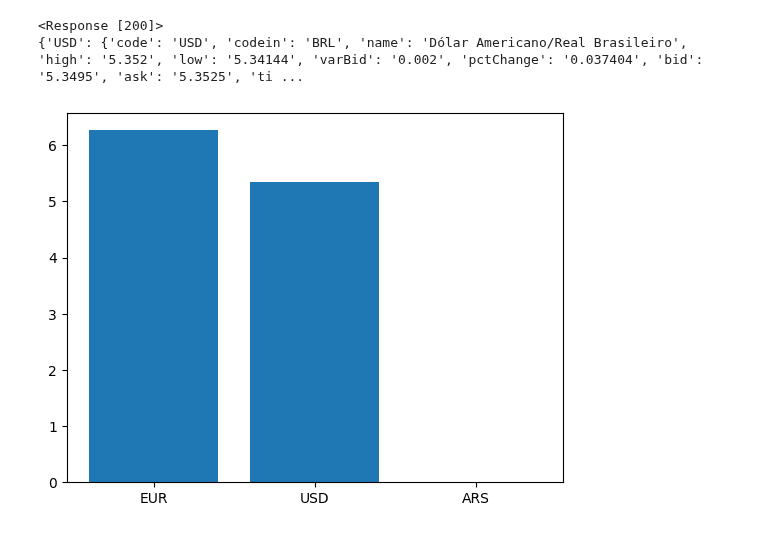
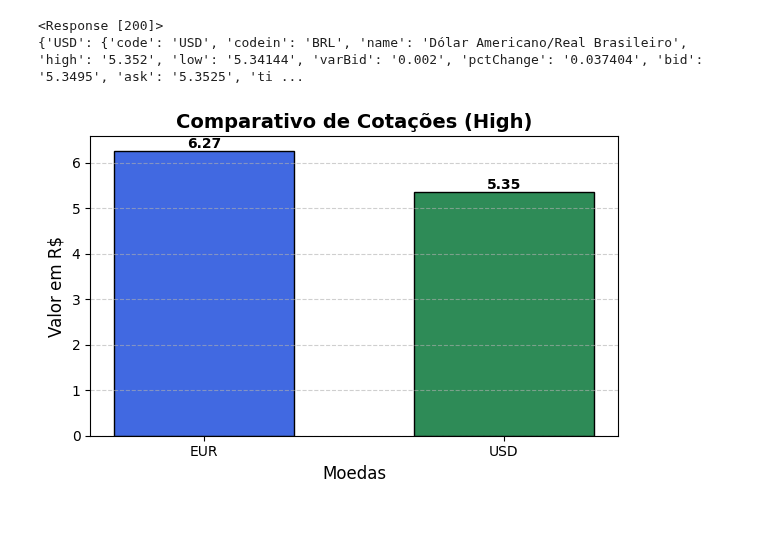
Before and after one commit to thiago207/python-for-data-analysis, a Jupyter notebook: API-JSON/API1.ipynb, the cells around one changed output. Saved outputs shown, nothing was run; the diff lists cells and outputs as text; code cells hidden in the pictures.

```diff
--- a/API-JSON/API1.ipynb
+++ b/API-JSON/API1.ipynb
@@ -32,20 +32,34 @@ print(cotacoes_dir)
 # %%
 import matplotlib.pyplot as plt
 import pandas as pd
 
 
 df = pd.DataFrame(cotacoes_dir).T
 
-
-
-
 colunas_numericas = [ 'high', 'low', 'bid', 'ask']
 for coluna in colunas_numericas:
     df[coluna] = df[coluna].astype(float)
 
-moedas = [ 'EUR', 'USD', 'ARS']
+moedas = [ 'EUR', 'USD']
 valores = [df.loc[m, 'high'] for m in moedas]
-plt.bar(moedas, valores)
+# Criação da figura e eixos
+plt.subplots(figsize=(6, 4))
+
+# Barras com cores personalizadas
+bars = plt.bar(moedas, valores, color=['royalblue', 'seagreen'], edgecolor='black', width=0.6)
+
+# Adiciona rótulos automáticos (com 2 casas decimais)
+plt.bar_label(bars, fmt='%.2f', fontsize=10, weight='bold')
+
+# Título e rótulos dos eixos
+plt.title('Comparativo de Cotações (High)', fontsize=14, weight='bold')
+plt.ylabel('Valor em R$', fontsize=12)
+plt.xlabel('Moedas', fontsize=12)
+
+# Grade horizontal suave para facilitar leitura
+plt.grid(axis='y', linestyle='--', alpha=0.6)
+
+plt.tight_layout()
 plt.show()
 # %% [output]
-[figure, old version]
+[figure, new version]
```
Also changed, not shown: parts of 1 cell of this notebook.
